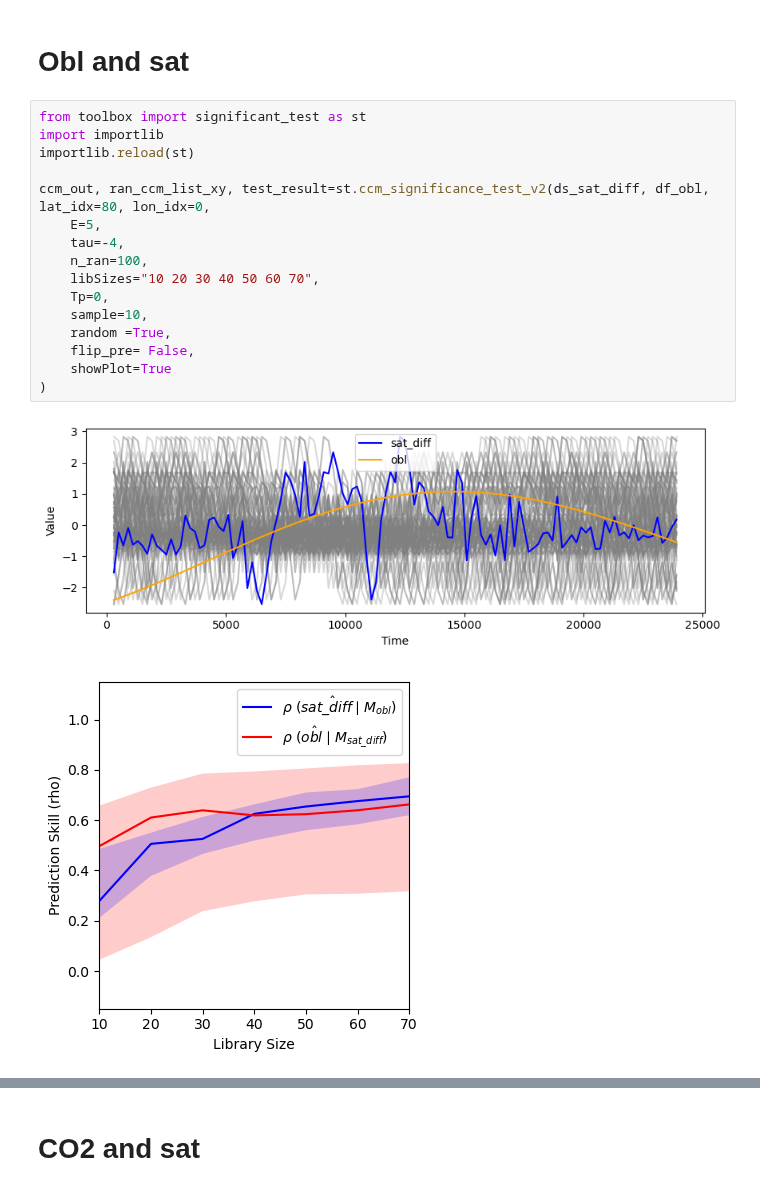
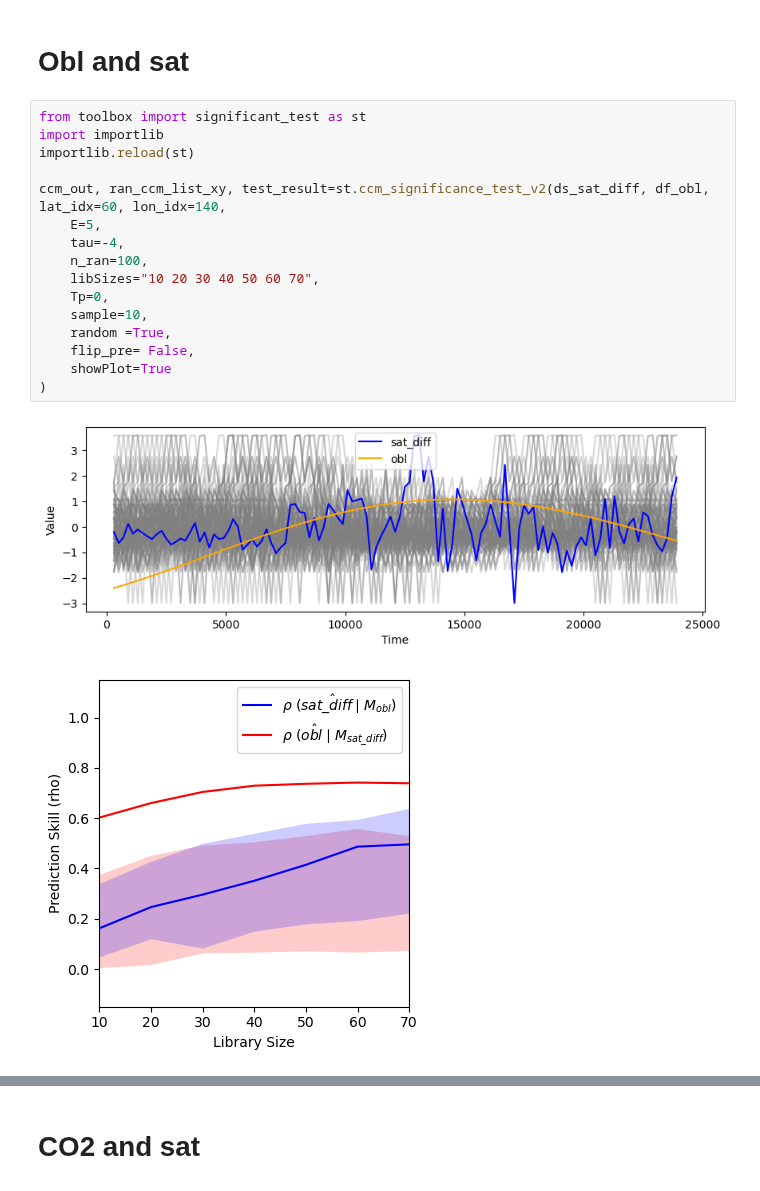
Before and after one commit to Peisong-Zheng/Inso_LGMR, a Jupyter notebook: test_on_single_data.ipynb, the cells around one changed output, grey strips where cells are left out. Saved outputs shown, nothing was run; the diff lists cells and outputs as text.

```diff
--- a/test_on_single_data.ipynb
+++ b/test_on_single_data.ipynb
@@ -80,19 +217,19 @@ ccm_out, ran_ccm_list_xy, test_result=st.ccm_significance_test_v3(ds_sat_diff, d
 # %%
 from toolbox import significant_test as st
 import importlib
 importlib.reload(st)
 
-ccm_out, ran_ccm_list_xy, test_result=st.ccm_significance_test_v2(ds_sat_diff, df_obl, lat_idx=80, lon_idx=0,
+ccm_out, ran_ccm_list_xy, test_result=st.ccm_significance_test_v2(ds_sat_diff, df_obl, lat_idx=60, lon_idx=140,
     E=5,
     tau=-4,
     n_ran=100,
     libSizes="10 20 30 40 50 60 70",
     Tp=0,
     sample=10,
     random =True,
     flip_pre= False,
     showPlot=True
 )
 # %% [output]
-[figure, old version]
+[figure, new version]
-[figure, old version]
+[figure, new version]
```
Also changed, not shown: parts of 10 cells of this notebook, 3 other files.
